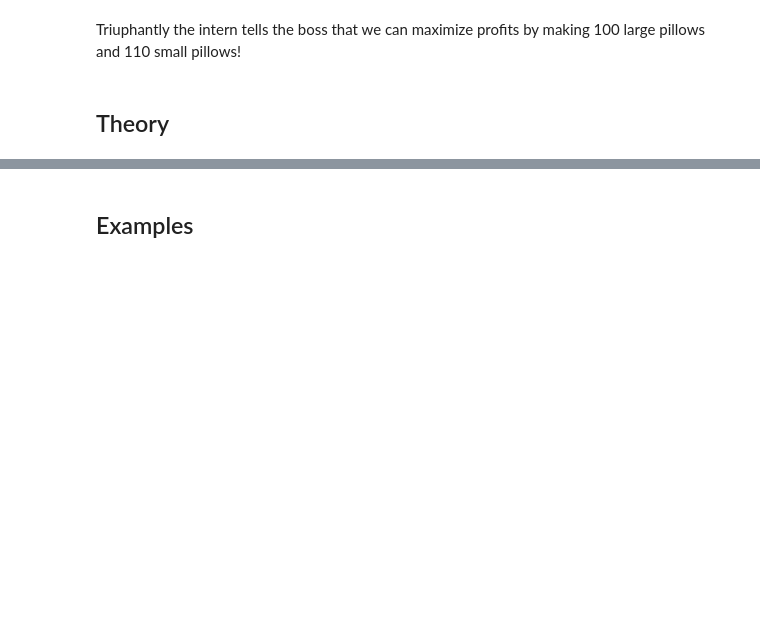
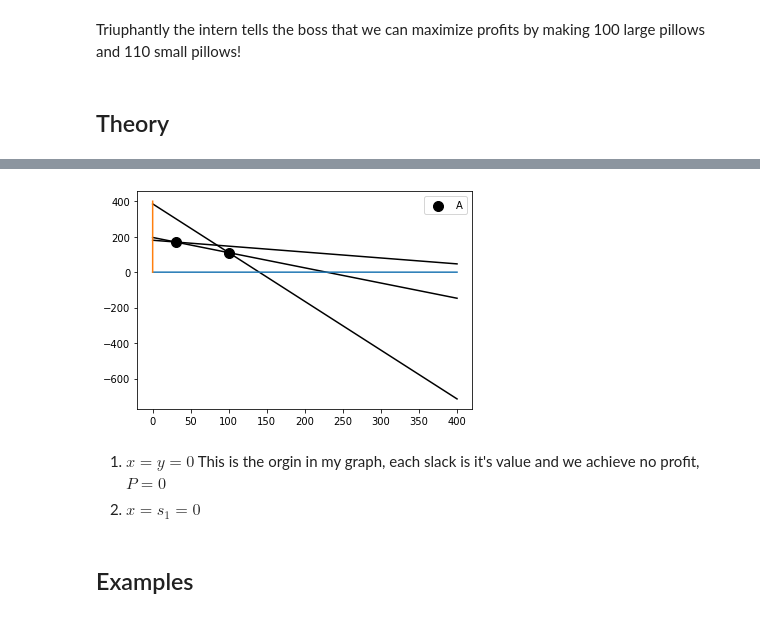
Before and after one commit to nurfnick/Operations_Research, a Jupyter notebook: Chapter2LinearProgramming.ipynb, the cells around one changed output, grey strips where cells are left out. Cells and saved outputs as stored; diff of their text form; code cells hidden in the pictures; blank space fills up the shorter version.

Commit message:
Added slack

```diff
--- a/Chapter2LinearProgramming.ipynb
+++ b/Chapter2LinearProgramming.ipynb
@@ -170,3 +197,27 @@ If we consider that the feasible set of the constraining lines, it will create a
+# %%
+
+x = np.arange(0,400,.1)
+
+y1 = (540-1*x)/3
+y2 = (1370-6*x)/7
+y3 = (1540-11*x)/4
+
+plt.plot(x,y1, color = "black")
+plt.plot(x,y2, color = "black")
+plt.plot(x,y3, color = "black")
+plt.plot(x,np.zeros(4000))
+plt.plot(np.zeros(4000),x)
+plt.scatter(30,170, s = 100, color = "black", label = "A")
+plt.scatter(100,110, s = 100, color = "black")
+
+
+plt.legend()
+plt.show()
+# %% [output]
+[figure, added]
+# %% [markdown]
+1. $x=y=0$ This is the orgin in my graph, each slack is it's value and we achieve no profit, $P = 0$
+2. $x = s_1 = 0$
 # %% [markdown]
 ## Examples
 # %% [markdown]
```
Also changed, not shown: parts of 4 cells of this notebook.
